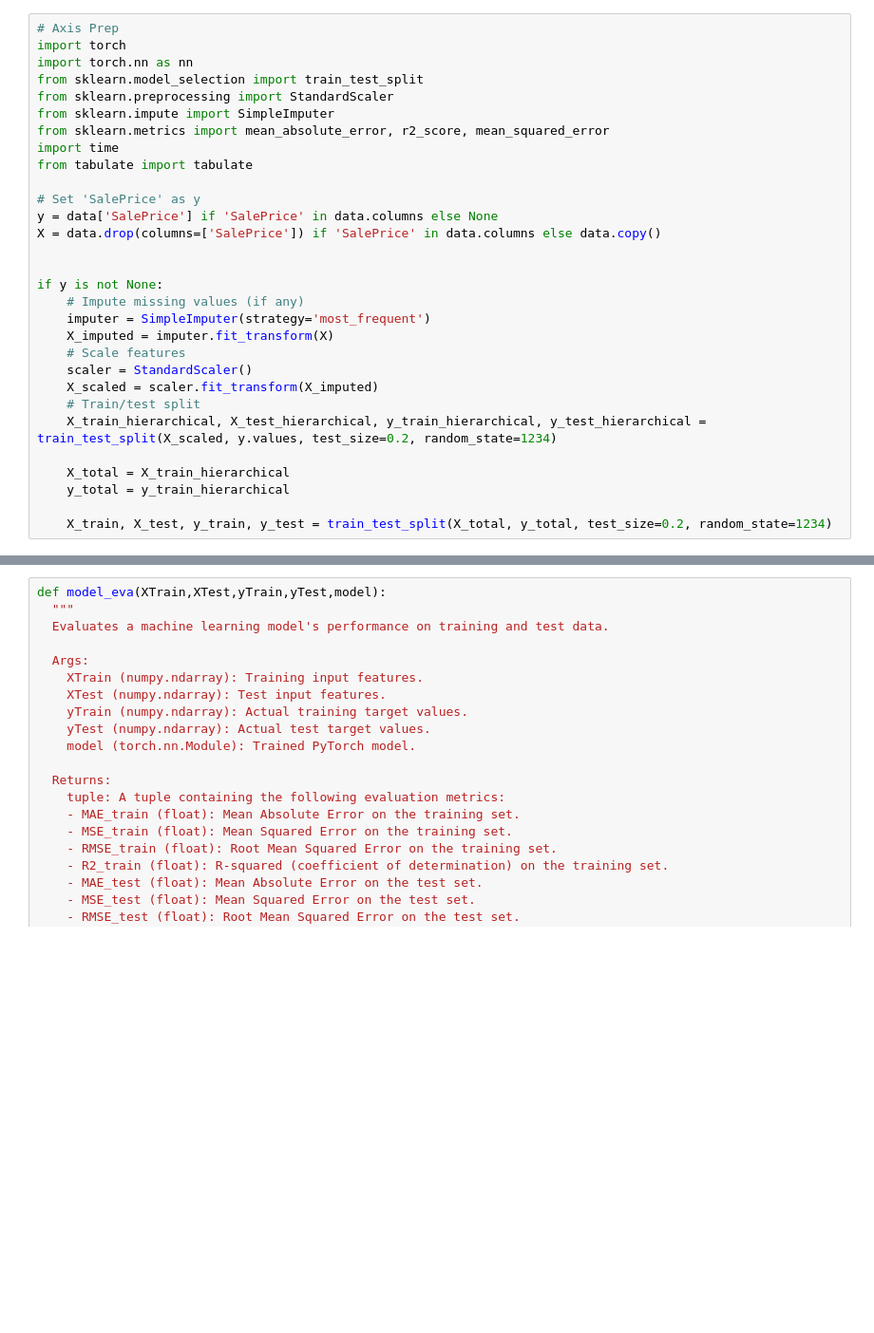
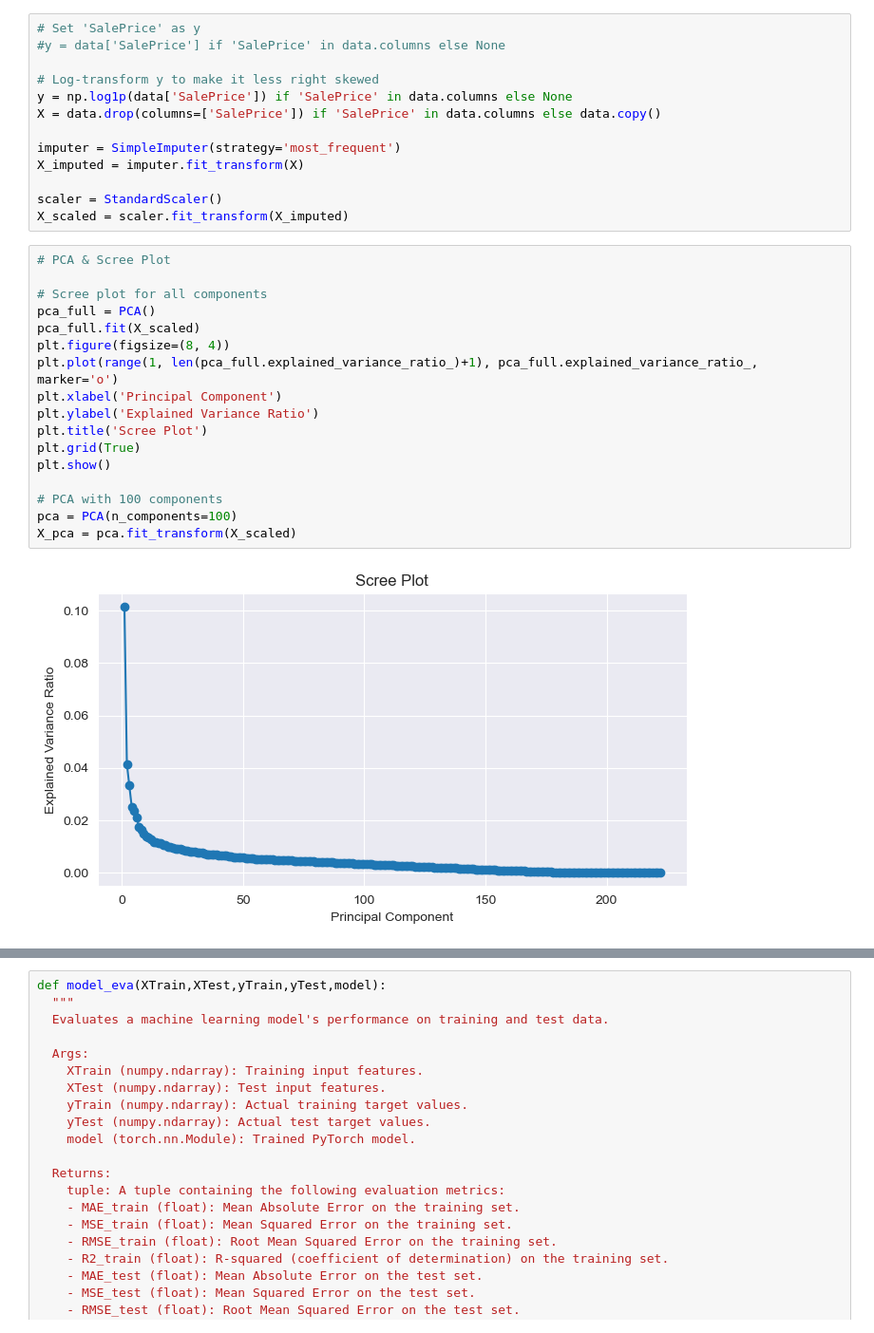
Before and after one commit to dana-fatemeh/Final-ML-Project, a Jupyter notebook: final-prj.ipynb, the cells around one changed output, grey strips where cells are left out. Shown at 95% size. Drawn from its saved outputs; the diff is of its cells as text; blank space fills up the shorter version.

```diff
--- a/final-prj.ipynb
+++ b/final-prj.ipynb
@@ -151,30 +173,32 @@ if onehot_cols:
 # %%
-# Axis Prep
-import torch
-import torch.nn as nn
-from sklearn.model_selection import train_test_split
-from sklearn.preprocessing import StandardScaler
-from sklearn.impute import SimpleImputer
-from sklearn.metrics import mean_absolute_error, r2_score, mean_squared_error
-import time
-from tabulate import tabulate
+# Set 'SalePrice' as y
+#y = data['SalePrice'] if 'SalePrice' in data.columns else None
 
-# Set 'SalePrice' as y
-y = data['SalePrice'] if 'SalePrice' in data.columns else None
+# Log-transform y to make it less right skewed
+y = np.log1p(data['SalePrice']) if 'SalePrice' in data.columns else None
 X = data.drop(columns=['SalePrice']) if 'SalePrice' in data.columns else data.copy()
 
+imputer = SimpleImputer(strategy='most_frequent')
+X_imputed = imputer.fit_transform(X)
 
-if y is not None:
-    # Impute missing values (if any)
-    imputer = SimpleImputer(strategy='most_frequent')
-    X_imputed = imputer.fit_transform(X)
-    # Scale features
-    scaler = StandardScaler()
-    X_scaled = scaler.fit_transform(X_imputed)
-    # Train/test split
-    X_train_hierarchical, X_test_hierarchical, y_train_hierarchical, y_test_hierarchical = train_test_split(X_scaled, y.values, test_size=0.2, random_state=1234)
-
-    X_total = X_train_hierarchical
-    y_total = y_train_hierarchical
-
-    X_train, X_test, y_train, y_test = train_test_split(X_total, y_total, test_size=0.2, random_state=1234)
+scaler = StandardScaler()
+X_scaled = scaler.fit_transform(X_imputed)
+# %%
+# PCA & Scree Plot
+
+# Scree plot for all components
+pca_full = PCA()
+pca_full.fit(X_scaled)
+plt.figure(figsize=(8, 4))
+plt.plot(range(1, len(pca_full.explained_variance_ratio_)+1), pca_full.explained_variance_ratio_, marker='o')
+plt.xlabel('Principal Component')
+plt.ylabel('Explained Variance Ratio')
+plt.title('Scree Plot')
+plt.grid(True)
+plt.show()
+
+# PCA with 100 components
+pca = PCA(n_components=100)
+X_pca = pca.fit_transform(X_scaled)
+# %% [output]
+[figure, added]
```
Also changed, not shown: parts of 24 cells of this notebook.
